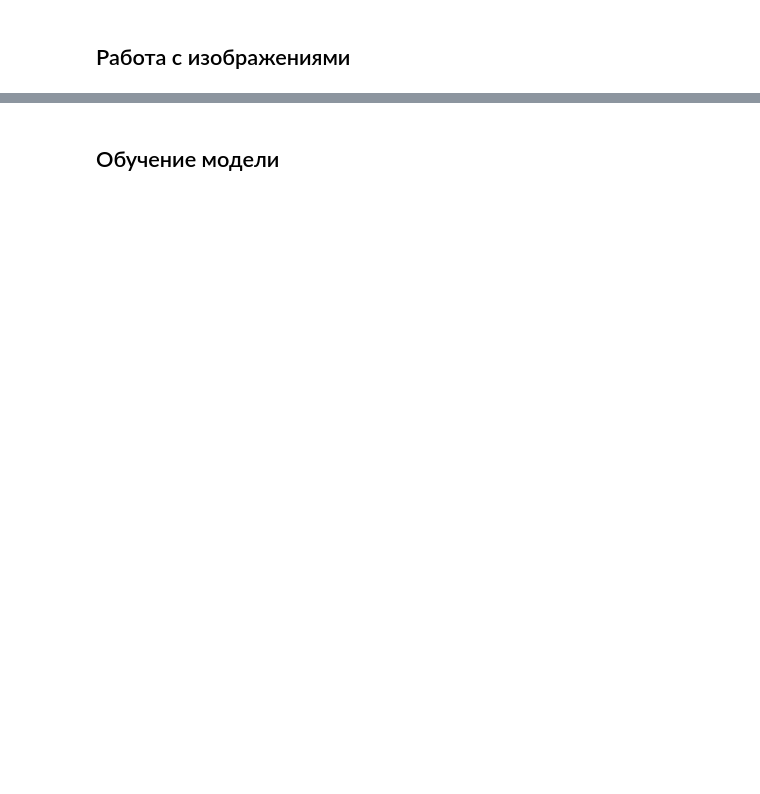
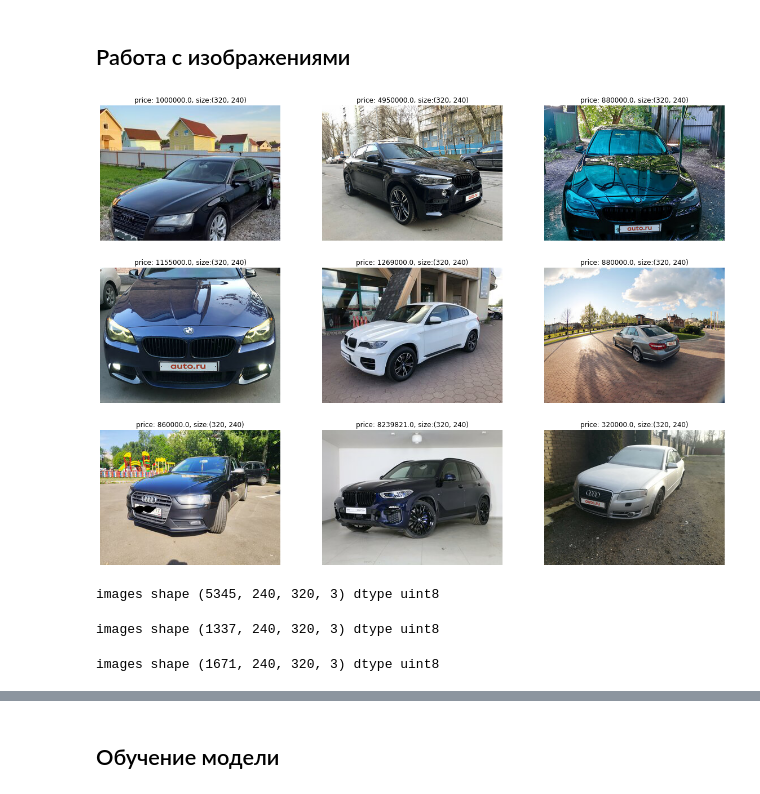
Before and after one commit to NataliaKolesnik/Car_Price_prediction_part2, a Jupyter notebook: 3_Нейросеть.ipynb, the cells around one changed output, grey strips where cells are left out. Cells and saved outputs as stored; diff of their text form; code cells hidden in the pictures; blank space fills up the shorter version.

```diff
--- a/3_Нейросеть.ipynb
+++ b/3_Нейросеть.ipynb
@@ -246,2 +338,48 @@ X_train, X_valid, Y_train, Y_valid = train_test_split(X, Y, test_size=0.25, rand
 # %% [markdown]
 ## Работа с изображениями
+# %%
+path_img = '/content/drive/MyDrive/SF_project_8/data/img/img/'
+
+# sell_id - содержит номер файла изображения
+X_train_img = df_train['sell_id'].iloc[X_train.index]
+X_valid_img = df_train['sell_id'].iloc[X_valid.index]
+X_test_img = df_test['sell_id']
+# %%
+plt.figure(figsize = (20,15))
+
+random_image = df_train.sample(n = 9)
+random_image_paths = random_image['sell_id'].values
+random_image_cat = random_image['price'].values
+
+for index, path in enumerate(random_image_paths):
+    im = PIL.Image.open(path_img + str(path) + '.jpg')
+    plt.subplot(3, 3, index + 1)
+    plt.imshow(im)
+    plt.title('price: ' + str(random_image_cat[index]) + ', size:' + str(im.size))
+    plt.axis('off')
+plt.show()
+# %% [output]
+[figure, added]
+# %%
+size = (320, 240)
+
+def get_image_array(df):
+
+    images_train = []
+    for sell_id in tqdm(df.values):
+        image = cv2.imread(path_img + str(sell_id) + '.jpg')
+        assert(image is not None)
+        image = cv2.resize(image, size)
+        images_train.append(image)
+
+    images_train = np.array(images_train)
+    print('images shape', images_train.shape, 'dtype', images_train.dtype)
+    return(images_train)
+
+images_train = get_image_array(X_train_img)
+images_valid = get_image_array(X_valid_img)
+images_test = get_image_array(X_test_img)
+# %% [output]
+images shape (5345, 240, 320, 3) dtype uint8
+images shape (1337, 240, 320, 3) dtype uint8
+images shape (1671, 240, 320, 3) dtype uint8
```
Also changed, not shown: parts of 55 cells of this notebook.
